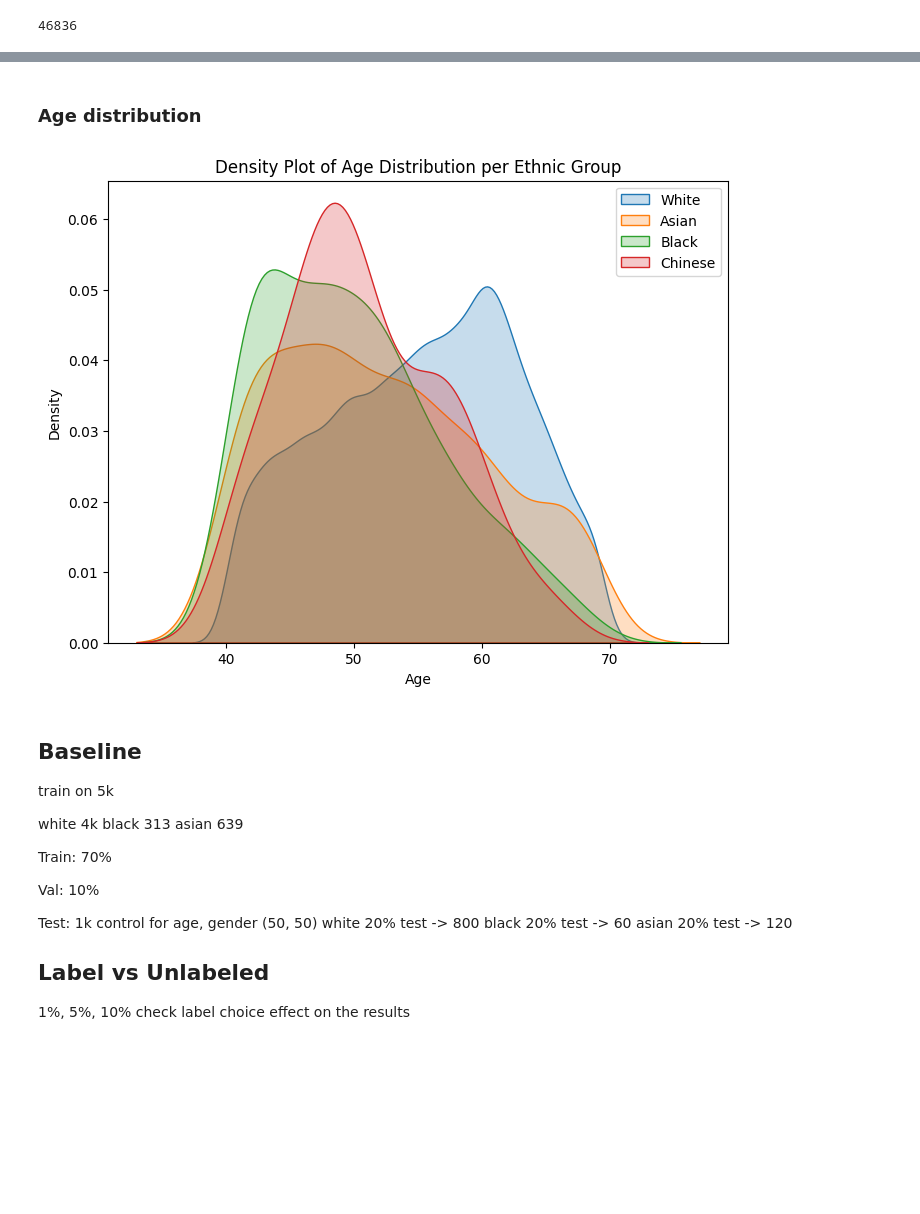
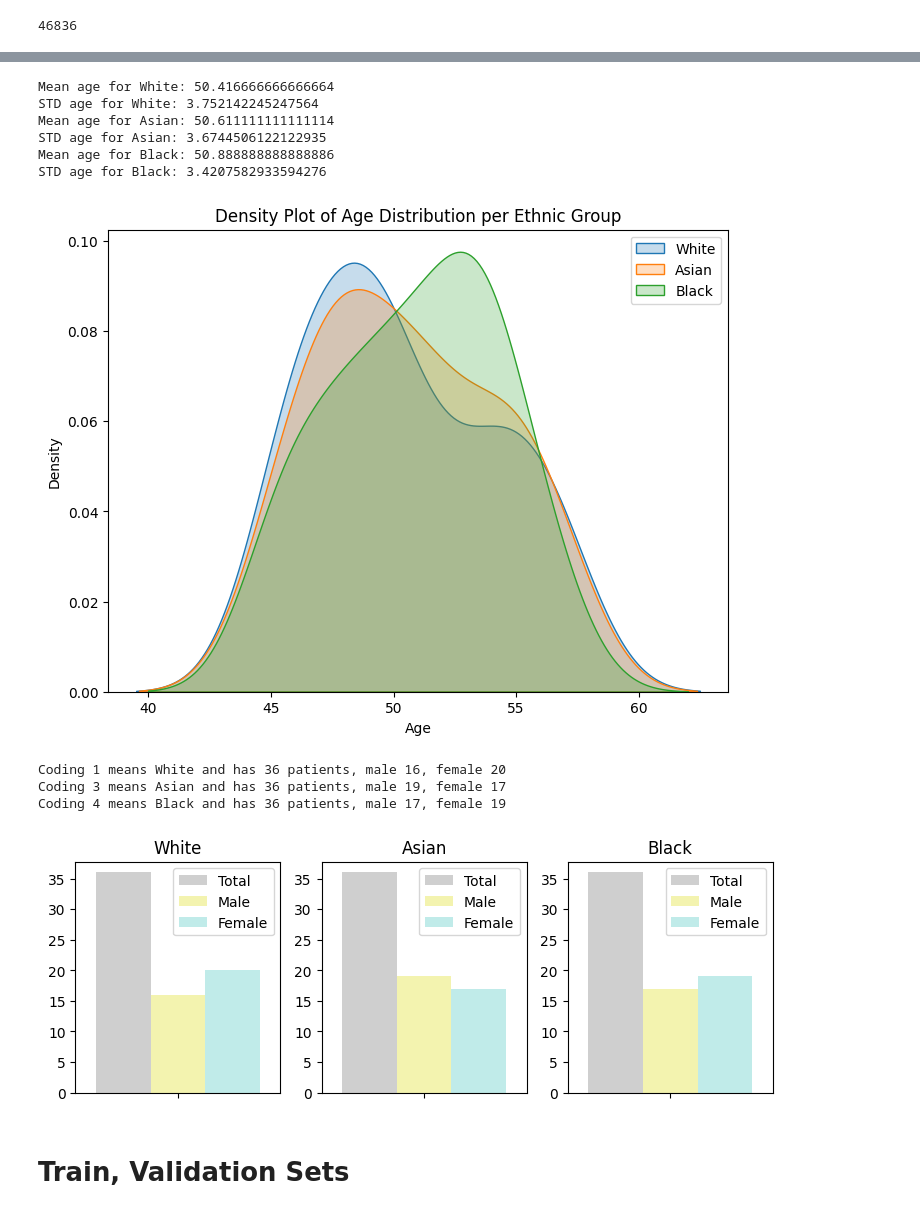
Before and after one commit to msskzx/UniMatch, a Jupyter notebook: more-scenarios/medical/ukbb_analysis.ipynb, the cells around one changed output, grey strips where cells are left out. Saved outputs shown, nothing was run; the diff lists cells and outputs as text; code cells hidden in the pictures; blank space fills up the shorter version.

```diff
--- a/more-scenarios/medical/ukbb_analysis.ipynb
+++ b/more-scenarios/medical/ukbb_analysis.ipynb
@@ -140,21 +196,0 @@ plt.show
-# %% [markdown]
-### Age distribution
-# %%
-plt.figure(figsize=(8, 6))
-
-for i, k in enumerate(ETHNNICITY_CODING):
-    ethnic_group_df = merged_df[merged_df['ethnicity'].astype(str).str.startswith(k)]
-    sns.kdeplot(ethnic_group_df['age'], label=ETHNNICITY_CODING[k], fill=True)
-
-# Add title and labels
-plt.title('Density Plot of Age Distribution per Ethnic Group')
-plt.xlabel('Age')
-plt.ylabel('Density')
-
-# Add legend
-plt.legend()
-
-# Show the plot
-plt.show()
-# %% [output]
-[figure, removed]
@@ -163,21 +197,24 @@ plt.show()
-# %% [markdown]
-## Baseline
-train on 5k
-
-white 4k
-black 313
-asian 639
-
-Train:
-70%
-
-Val:
-10%
-
-Test: 1k control for age, gender (50, 50)
-white 20% test -> 800
-black 20% test -> 60
-asian 20% test -> 120
-
-## Label vs Unlabeled
-1%, 5%, 10% check label choice effect on the results
+# %%
+from util.dataset_utils import control_ethnicity
+whtn = len(wht_test_age_ctrl_df) * split_prcnts['test']
+asn = len(as_test_age_ctrl_df) * split_prcnts['test']
+bln = len(bl_test_age_ctrl_df) * split_prcnts['test']
+n = int(min(whtn, asn, bln))
+test_ethn_ctrl_df = control_ethnicity(test_age_ctrl_df, n)
+plot_age_dist(test_ethn_ctrl_df)
+plot_sex_dist(test_ethn_ctrl_df)
+test_ethn_ctrl_df.to_csv('ukbb/test_ethn_ctrl.csv', index=False)
+# %% [output]
+Mean age for White: 50.416666666666664
+STD age for White: 3.752142245247564
+Mean age for Asian: 50.611111111111114
+STD age for Asian: 3.6744506122122935
+Mean age for Black: 50.888888888888886
+STD age for Black: 3.4207582933594276
+[figure, added]
+Coding 1 means White and has 36 patients, male 16, female 20
+Coding 3 means Asian and has 36 patients, male 19, female 17
+Coding 4 means Black and has 36 patients, male 17, female 19
+[figure, added]
+# %% [markdown]
+# Train, Validation Sets
```
Also changed, not shown: parts of 21 cells of this notebook, 12 other files.
